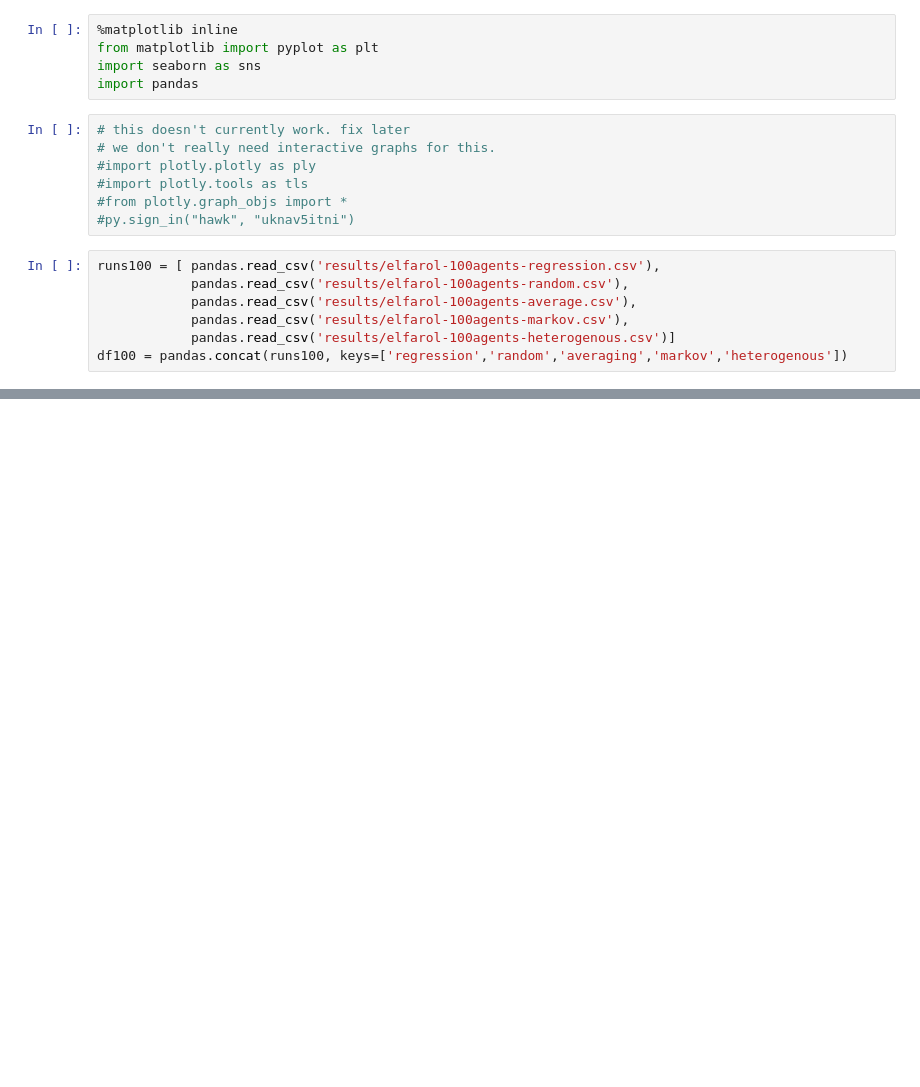
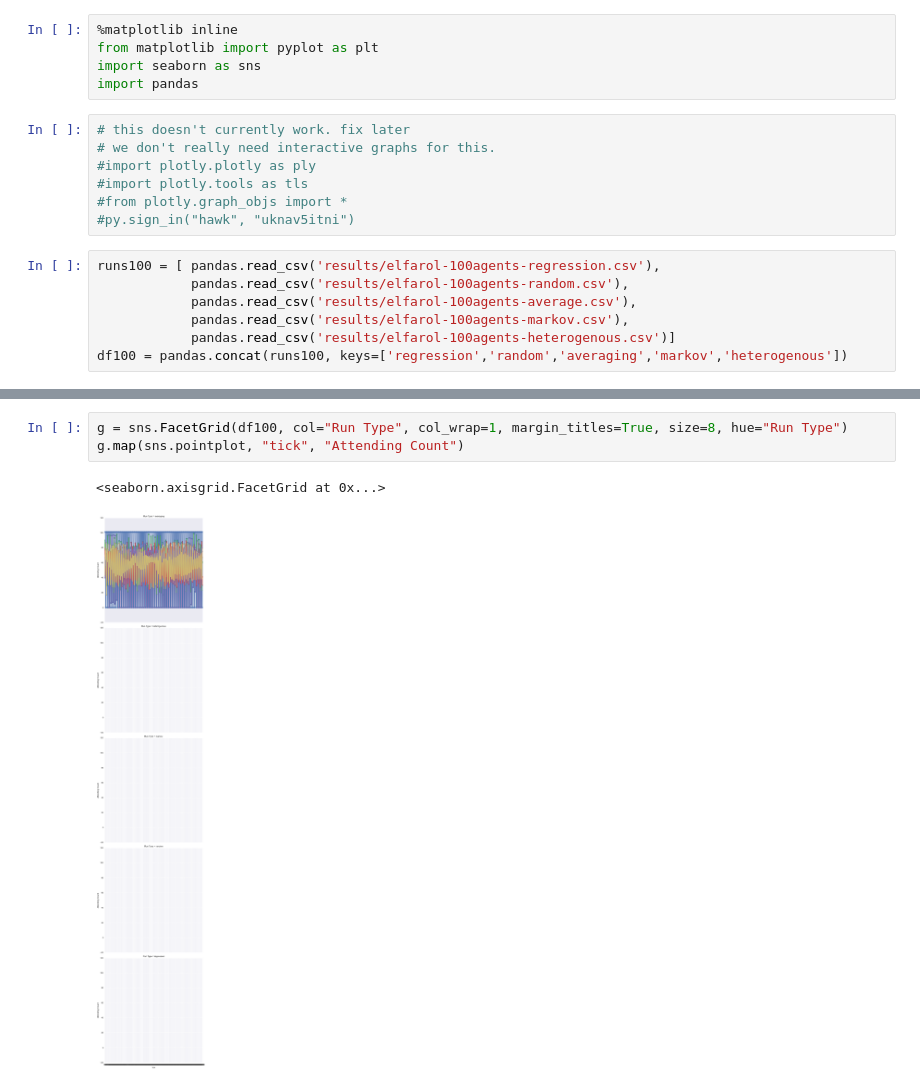
Before and after one commit to hawkw/cs383f2015-lab3, a Jupyter notebook: analysis.ipynb, the cells around one changed output, grey strips where cells are left out. Drawn from its saved outputs; the diff is of its cells as text; blank space fills up the shorter version.

Commit message:
first pass at faceted plots

```diff
--- a/analysis.ipynb
+++ b/analysis.ipynb
@@ -52,0 +51,6 @@ Index(['Attending Count', 'tick'], dtype='object')
+# %%
+g = sns.FacetGrid(df100, col="Run Type", col_wrap=1, margin_titles=True, size=8, hue="Run Type")
+g.map(sns.pointplot, "tick", "Attending Count")
+# %% [output]
+<seaborn.axisgrid.FacetGrid at 0x...>
+[figure, added]
```
Also changed, not shown: parts of 3 cells of this notebook.
